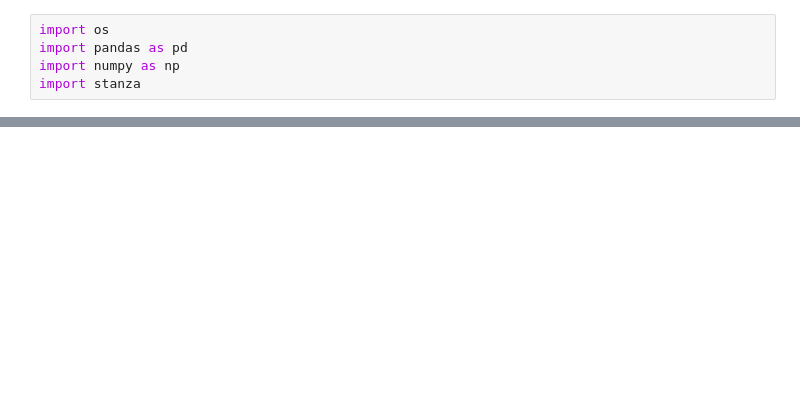
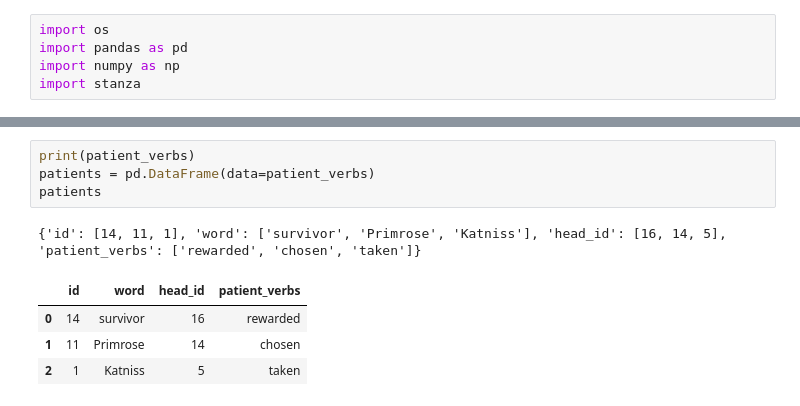
Before and after one commit to epfl-ada/ada-2022-project-utopiansky2022, a Jupyter notebook: CoreNLP.ipynb, the cells around one changed output, grey strips where cells are left out. Saved outputs shown, nothing was run; the diff lists cells and outputs as text; blank space fills up the shorter version.

```diff
--- a/CoreNLP.ipynb
+++ b/CoreNLP.ipynb
@@ -38,0 +105,10 @@ doc = nlp(text)
+# %%
+print(patient_verbs)
+patients = pd.DataFrame(data=patient_verbs)
+patients
+# %% [output]
+{'id': [14, 11, 1], 'word': ['survivor', 'Primrose', 'Katniss'], 'head_id': [16, 14, 5], 'patient_verbs': ['rewarded', 'chosen', 'taken']}
+|  | id | word | head_id | patient_verbs |
+| 0 | 14 | survivor | 16 | rewarded |
+| 1 | 11 | Primrose | 14 | chosen |
+| 2 | 1 | Katniss | 5 | taken |
```
Also changed, not shown: parts of 13 cells of this notebook.
